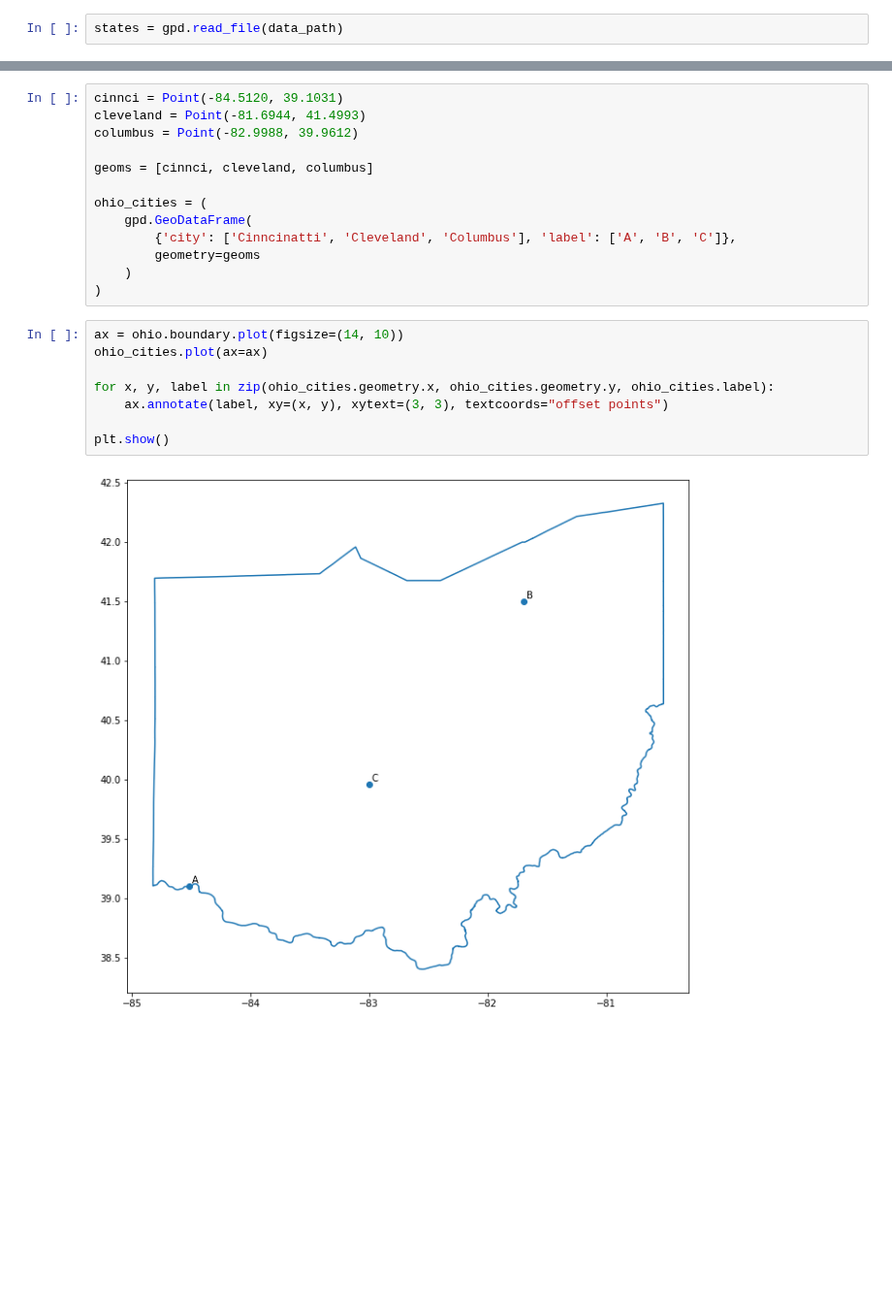
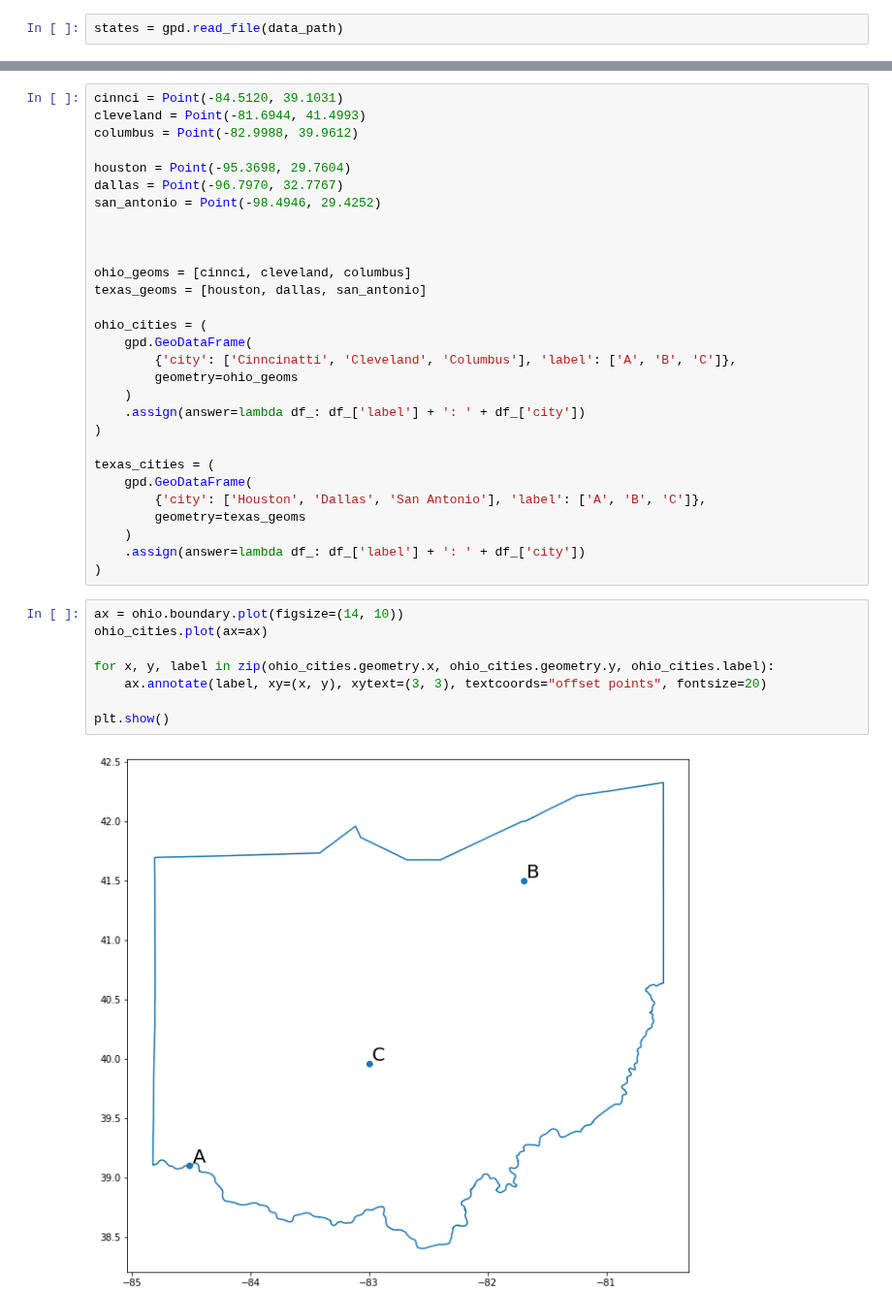
Before and after one commit to buchmayne/trivia, a Jupyter notebook: content/2022/Dec-2022/Make-Maps.ipynb, the cells around one changed output, grey strips where cells are left out. Shown at 97% size. Cells and saved outputs as stored; diff of their text form; blank space fills up the shorter version.

```diff
--- a/content/2022/Dec-2022/Make-Maps.ipynb
+++ b/content/2022/Dec-2022/Make-Maps.ipynb
@@ -19,21 +31,37 @@ cinnci = Point(-84.5120, 39.1031)
 cleveland = Point(-81.6944, 41.4993)
 columbus = Point(-82.9988, 39.9612)
 
-geoms = [cinnci, cleveland, columbus]
+houston = Point(-95.3698, 29.7604)
+dallas = Point(-96.7970, 32.7767)
+san_antonio = Point(-98.4946, 29.4252)
+
+
+
+ohio_geoms = [cinnci, cleveland, columbus]
+texas_geoms = [houston, dallas, san_antonio]
 
 ohio_cities = (
     gpd.GeoDataFrame(
         {'city': ['Cinncinatti', 'Cleveland', 'Columbus'], 'label': ['A', 'B', 'C']},
-        geometry=geoms
+        geometry=ohio_geoms
     )
+    .assign(answer=lambda df_: df_['label'] + ': ' + df_['city'])
 )
+
+texas_cities = (
+    gpd.GeoDataFrame(
+        {'city': ['Houston', 'Dallas', 'San Antonio'], 'label': ['A', 'B', 'C']},
+        geometry=texas_geoms
+    )
+    .assign(answer=lambda df_: df_['label'] + ': ' + df_['city'])
+)
 # %%
 ax = ohio.boundary.plot(figsize=(14, 10))
 ohio_cities.plot(ax=ax)
 
 for x, y, label in zip(ohio_cities.geometry.x, ohio_cities.geometry.y, ohio_cities.label):
-    ax.annotate(label, xy=(x, y), xytext=(3, 3), textcoords="offset points")
+    ax.annotate(label, xy=(x, y), xytext=(3, 3), textcoords="offset points", fontsize=20)
 
 plt.show()
 # %% [output]
-[figure, old version]
+[figure, new version]
```
Also changed, not shown: parts of 8 cells of this notebook, 22 other files.
